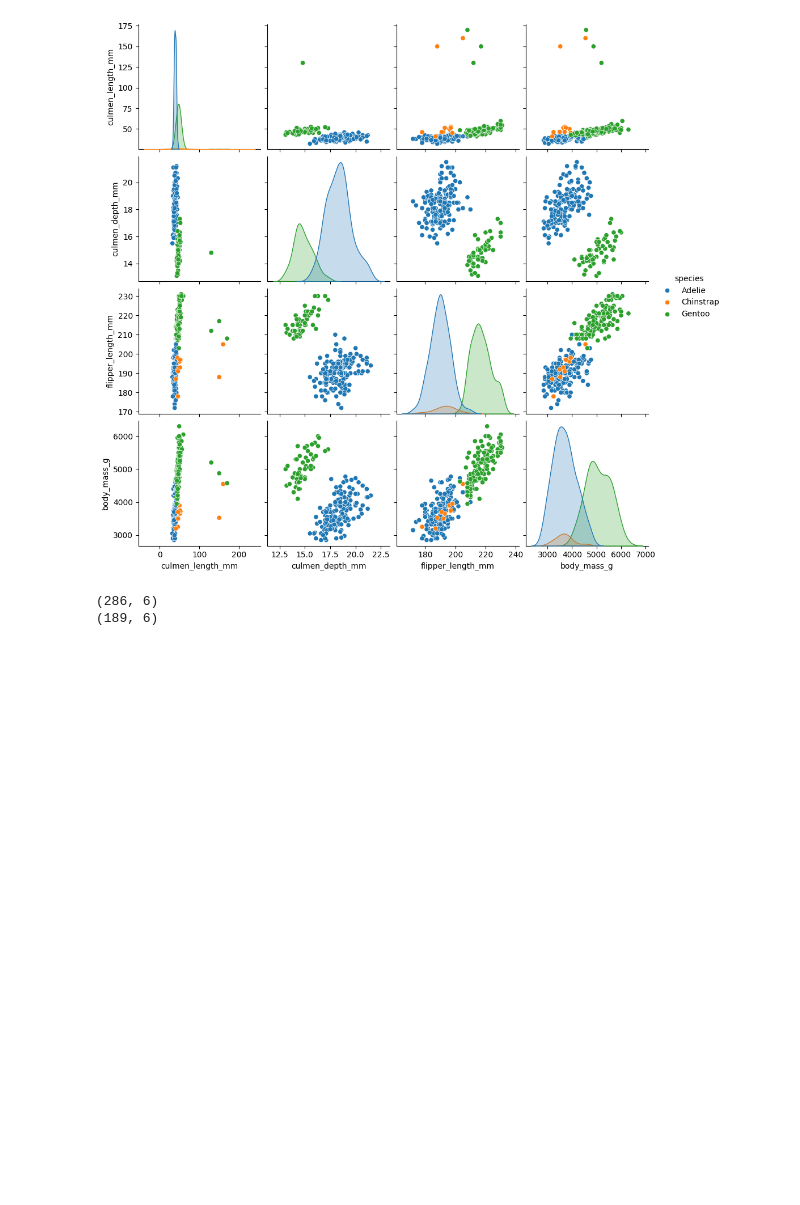
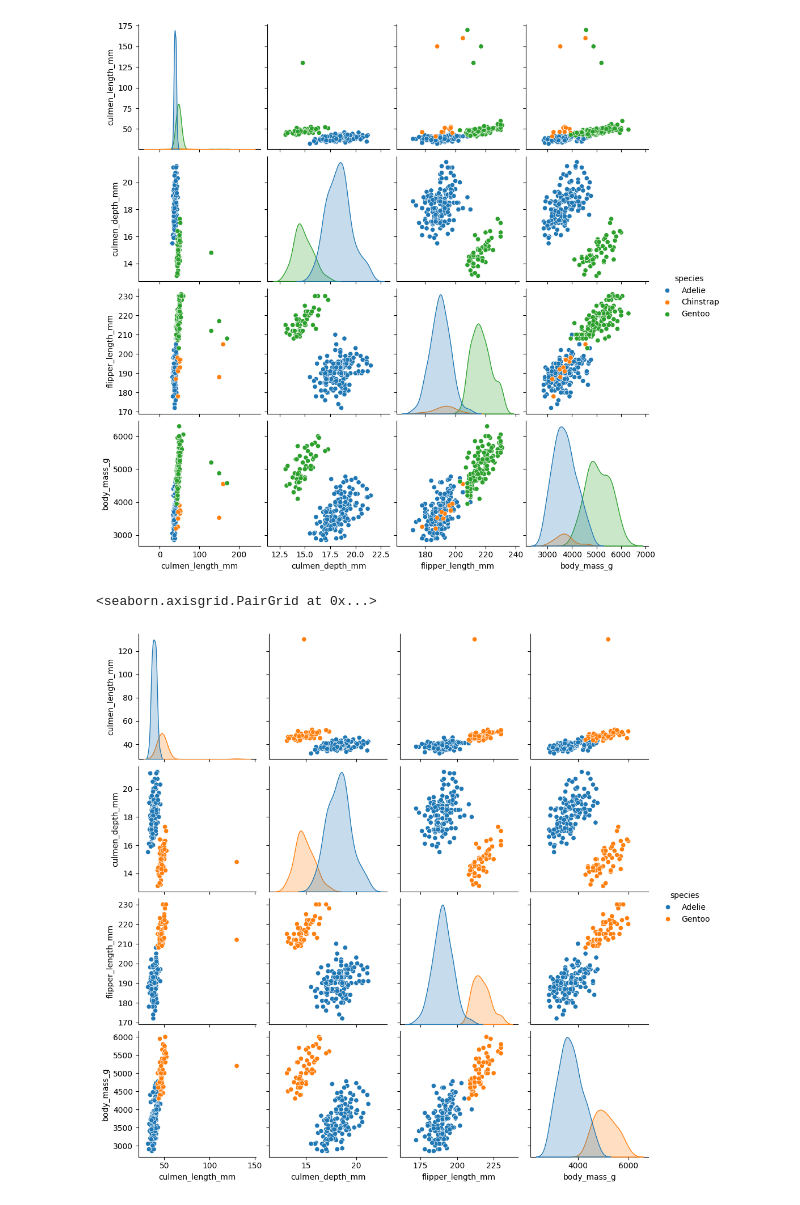
Before and after one commit to dxk0278/penguins, a Jupyter notebook: model.ipynb, the cells around one changed output. Cells and saved outputs as stored; diff of their text form; code cells hidden in the pictures; blank space fills up the shorter version.

```diff
--- a/model.ipynb
+++ b/model.ipynb
@@ -164,9 +161,8 @@ Accuracy: 1.0
 <seaborn.axisgrid.PairGrid at 0x...>
 [figure]
 # %%
-extra_filtered_df = filtered_df.dropna()
-print(filtered_df.shape)
-print(extra_filtered_df.shape)
+extra_filtered_df = filtered_df.dropna()    #dropping null values
+sns.pairplot(extra_filtered_df, hue="species")      #graph shows outlier value in culmen_length
 # %% [output]
-(286, 6)
-(189, 6)
+<seaborn.axisgrid.PairGrid at 0x...>
+[figure, added]
```
Also changed, not shown: parts of 5 cells of this notebook.
